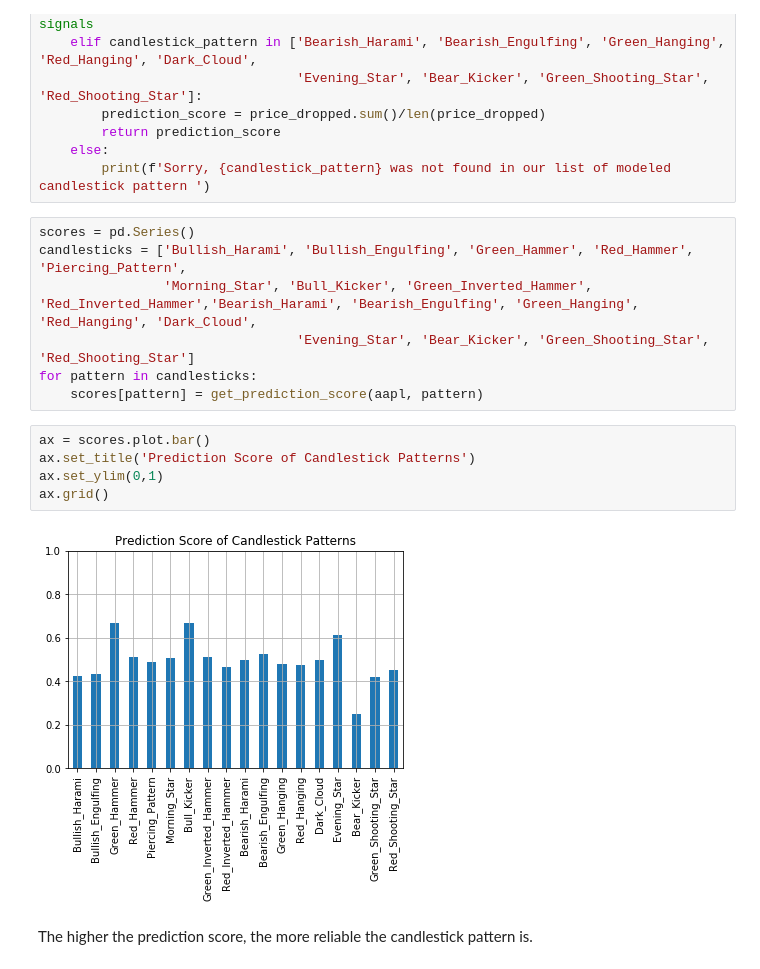
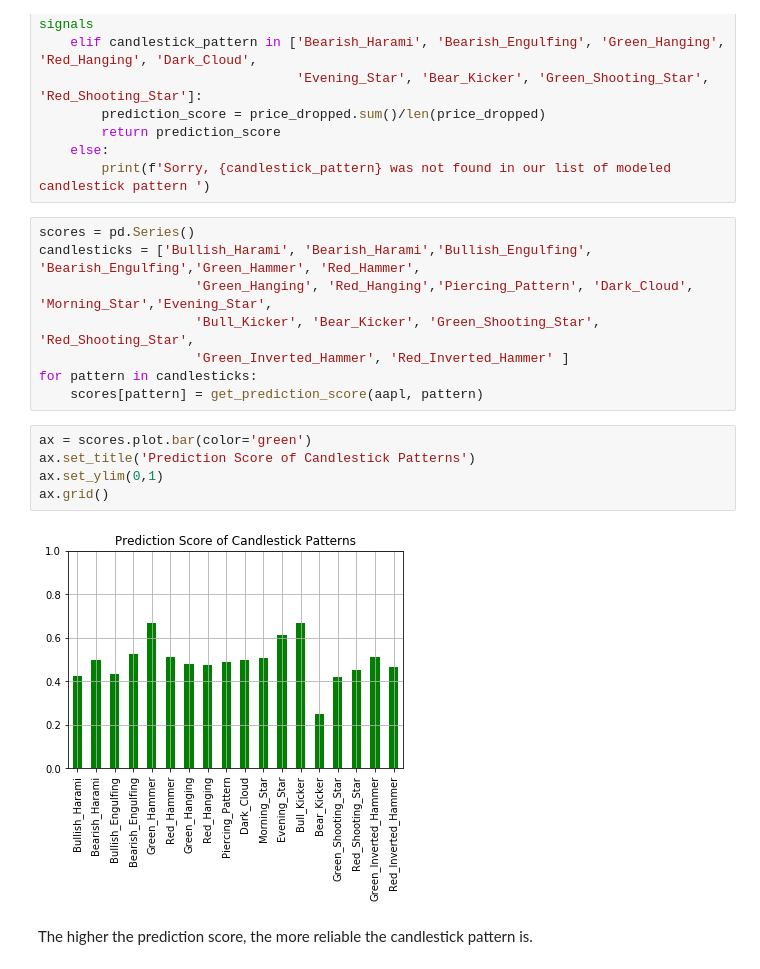
Before and after one commit to aliisoli/candlesticks_study, a Jupyter notebook: Candlesticks_Historical_Analysis.ipynb, the cells around one changed output. Drawn from its saved outputs; the diff is of its cells as text.

```diff
--- a/Candlesticks_Historical_Analysis.ipynb
+++ b/Candlesticks_Historical_Analysis.ipynb
@@ -580,18 +587,19 @@ def get_prediction_score(data, candlestick_pattern: str):
         print(f'Sorry, {candlestick_pattern} was not found in our list of modeled candlestick pattern ')
 # %%
 scores = pd.Series()
-candlesticks = ['Bullish_Harami', 'Bullish_Engulfing', 'Green_Hammer', 'Red_Hammer', 'Piercing_Pattern',
-                'Morning_Star', 'Bull_Kicker', 'Green_Inverted_Hammer', 'Red_Inverted_Hammer','Bearish_Harami', 'Bearish_Engulfing', 'Green_Hanging', 'Red_Hanging', 'Dark_Cloud',
-                                 'Evening_Star', 'Bear_Kicker', 'Green_Shooting_Star', 'Red_Shooting_Star']
+candlesticks = ['Bullish_Harami', 'Bearish_Harami','Bullish_Engulfing', 'Bearish_Engulfing','Green_Hammer', 'Red_Hammer',
+                    'Green_Hanging', 'Red_Hanging','Piercing_Pattern', 'Dark_Cloud', 'Morning_Star','Evening_Star',
+                    'Bull_Kicker', 'Bear_Kicker', 'Green_Shooting_Star', 'Red_Shooting_Star',
+                    'Green_Inverted_Hammer', 'Red_Inverted_Hammer' ]
 for pattern in candlesticks:
     scores[pattern] = get_prediction_score(aapl, pattern)
 # %%
-ax = scores.plot.bar()
+ax = scores.plot.bar(color='green')
 ax.set_title('Prediction Score of Candlestick Patterns')
 ax.set_ylim(0,1)
 ax.grid()
 # %% [output]
-[figure, old version]
+[figure, new version]
 # %% [markdown]
 The higher the prediction score, the more reliable the candlestick pattern is.
 # %% [markdown]
```
Also changed, not shown: parts of 15 cells of this notebook.
